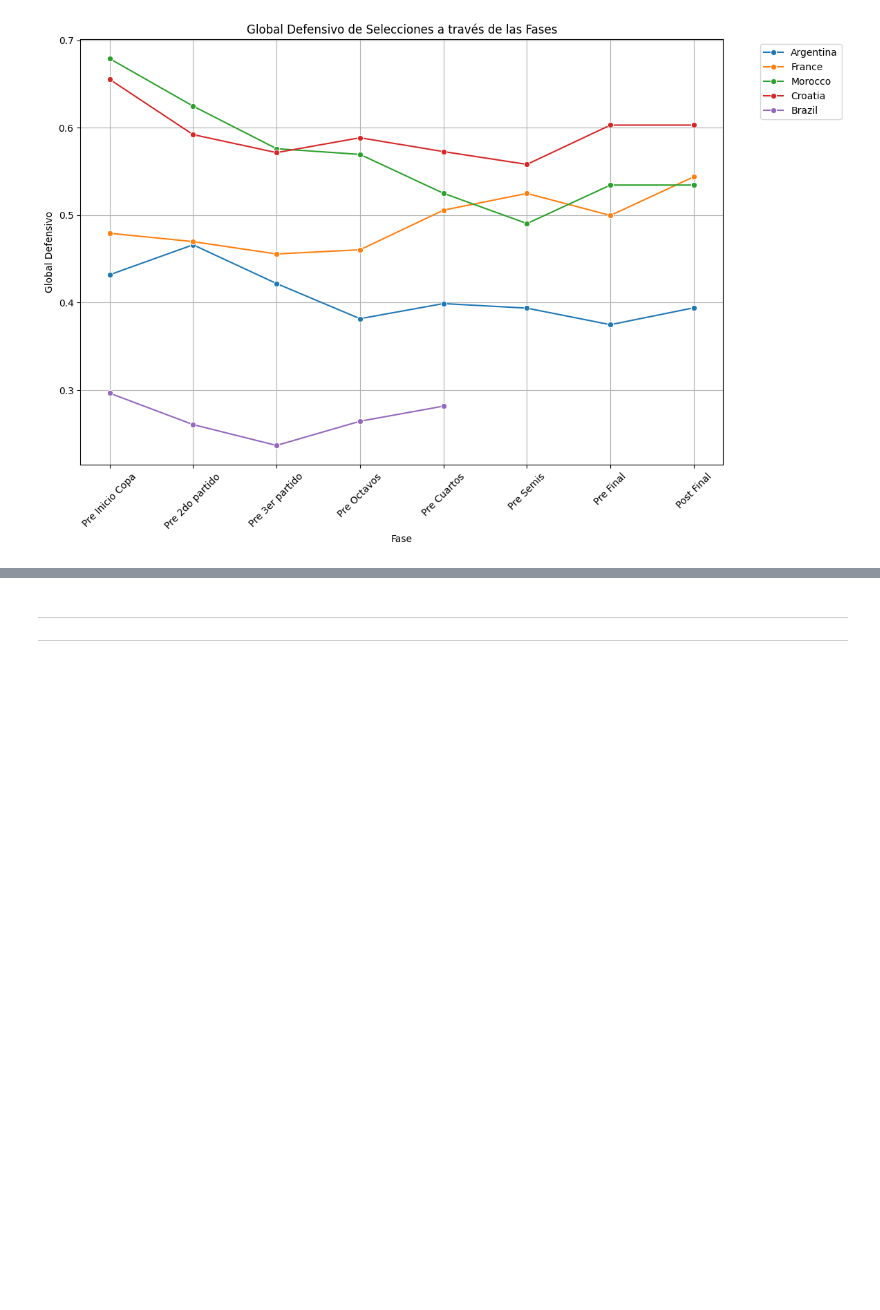
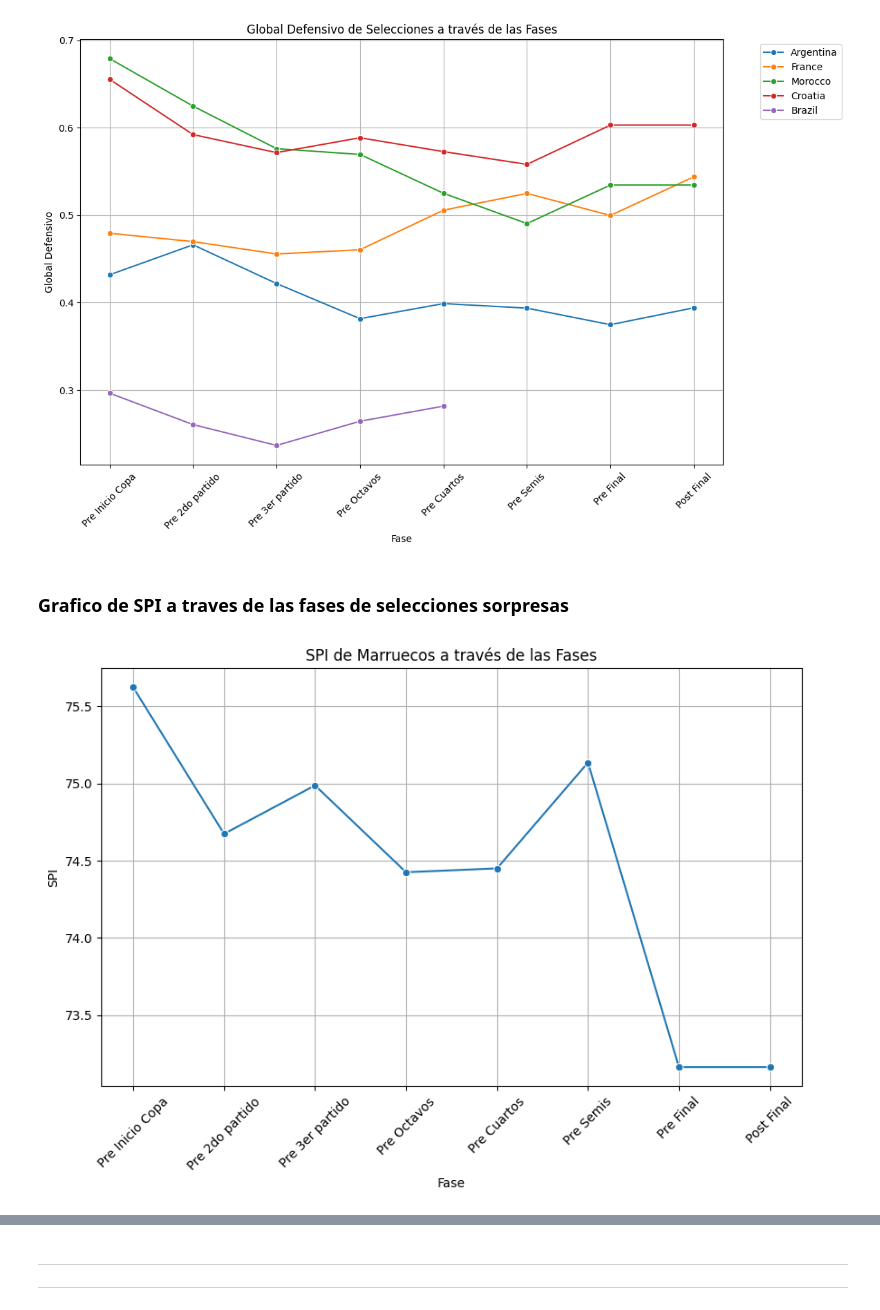
Before and after one commit to valenrosito/TP-Fundamentos_Ciencia_de_Datos, a Jupyter notebook: src/TP.ipynb, the cells around one changed output, grey strips where cells are left out. Cells and saved outputs as stored; diff of their text form; code cells hidden in the pictures; blank space fills up the shorter version.

Commit message:
Grafico de SPI a traves de las fases de selecciones sorpresas

```diff
--- a/src/TP.ipynb
+++ b/src/TP.ipynb
@@ -401,3 +401,26 @@ plt.show()
 # %% [output]
 [figure]
 [figure]
+# %% [markdown]
+### Grafico de SPI a traves de las fases de selecciones sorpresas
+# %%
+marruecos_data = pronostico[pronostico['Equipo'] == 'Morocco']
+
+# Crear el gráfico
+plt.figure(figsize=(10, 6))
+sns.lineplot(data=marruecos_data, x='Fase', y='SPI', marker='o', sort=False)
+
+# Invertir el orden del eje x para que las fases vayan de inicio a final
+plt.gca().invert_xaxis()
+
+# Configuración del gráfico
+plt.title('SPI de Marruecos a través de las Fases')
+plt.xlabel('Fase')
+plt.ylabel('SPI')
+plt.xticks(rotation=45)
+plt.grid(True)
+
+# Mostrar el gráfico
+plt.show()
+# %% [output]
+[figure, added]
```
Also changed, not shown: parts of 1 cell of this notebook.
